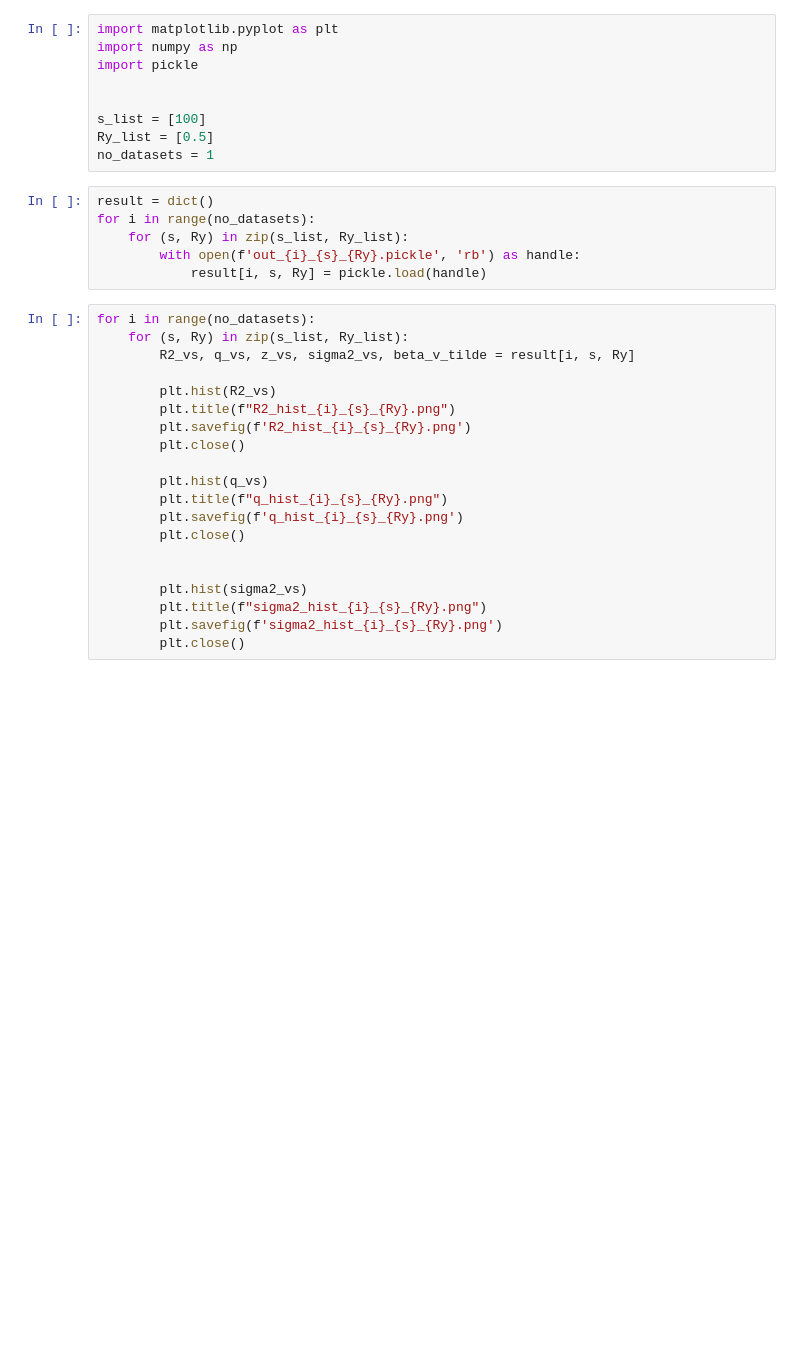
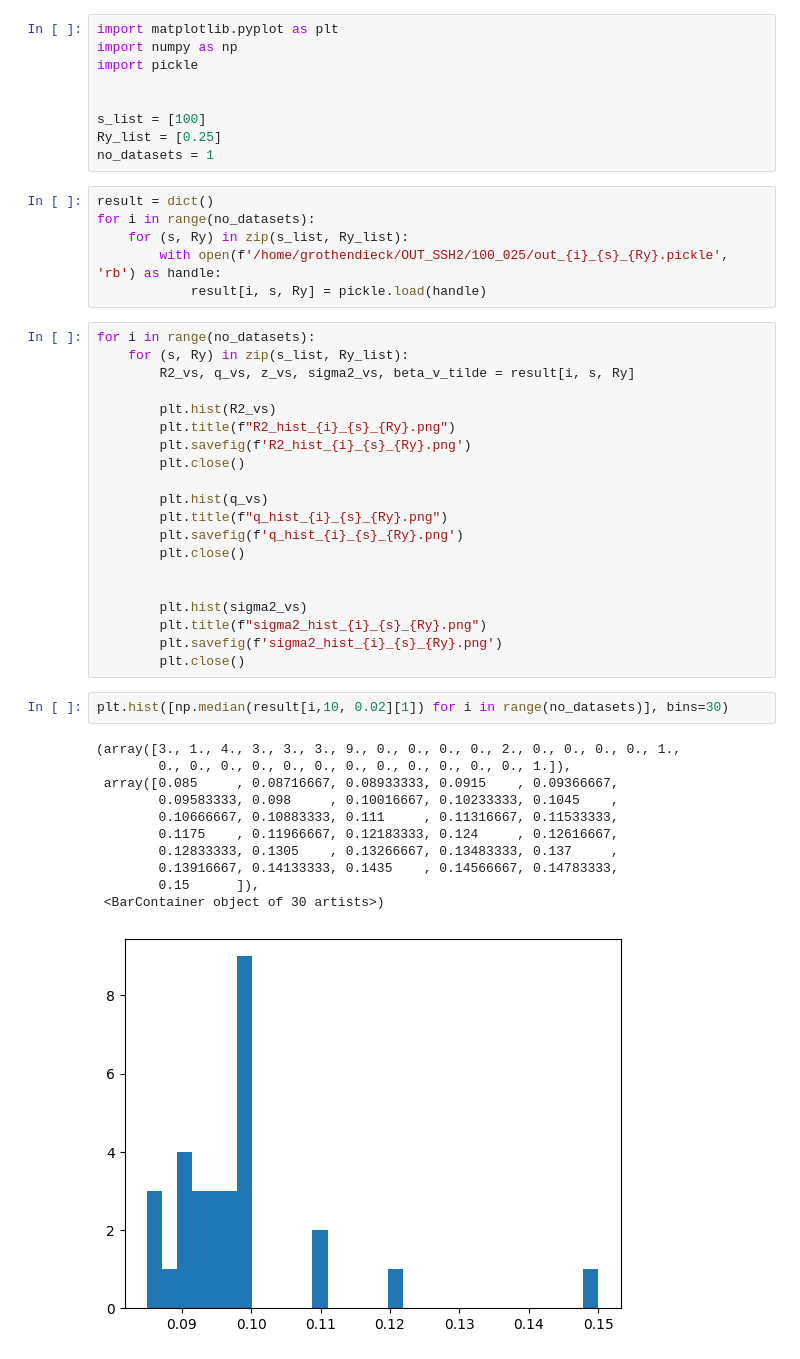
Before and after one commit to hallelujahylefay/hw_bayesian_gibbs_sampler, a Jupyter notebook: posteriors.ipynb, the cells around one changed output. Cells and saved outputs as stored; diff of their text form; blank space fills up the shorter version.

```diff
--- a/posteriors.ipynb
+++ b/posteriors.ipynb
@@ -5,13 +5,13 @@ import pickle
 
 
 s_list = [100]
-Ry_list = [0.5]
+Ry_list = [0.25]
 no_datasets = 1
 # %%
 result = dict()
 for i in range(no_datasets):
     for (s, Ry) in zip(s_list, Ry_list):
-        with open(f'out_{i}_{s}_{Ry}.pickle', 'rb') as handle:
+        with open(f'/home/grothendieck/OUT_SSH2/100_025/out_{i}_{s}_{Ry}.pickle', 'rb') as handle:
             result[i, s, Ry] = pickle.load(handle)
 # %%
 for i in range(no_datasets):
@@ -33,3 +33,17 @@ for i in range(no_datasets):
         plt.title(f"sigma2_hist_{i}_{s}_{Ry}.png")
         plt.savefig(f'sigma2_hist_{i}_{s}_{Ry}.png')
         plt.close()
+# %%
+plt.hist([np.median(result[i,10, 0.02][1]) for i in range(no_datasets)], bins=30)
+# %% [output]
+(array([3., 1., 4., 3., 3., 3., 9., 0., 0., 0., 0., 2., 0., 0., 0., 0., 1.,
+        0., 0., 0., 0., 0., 0., 0., 0., 0., 0., 0., 0., 1.]),
+ array([0.085     , 0.08716667, 0.08933333, 0.0915    , 0.09366667,
+        0.09583333, 0.098     , 0.10016667, 0.10233333, 0.1045    ,
+        0.10666667, 0.10883333, 0.111     , 0.11316667, 0.11533333,
+        0.1175    , 0.11966667, 0.12183333, 0.124     , 0.12616667,
+        0.12833333, 0.1305    , 0.13266667, 0.13483333, 0.137     ,
+        0.13916667, 0.14133333, 0.1435    , 0.14566667, 0.14783333,
+        0.15      ]),
+ <BarContainer object of 30 artists>)
+[figure, added]
```
Also changed, not shown: parts of 5 cells of this notebook, 3 other files.
